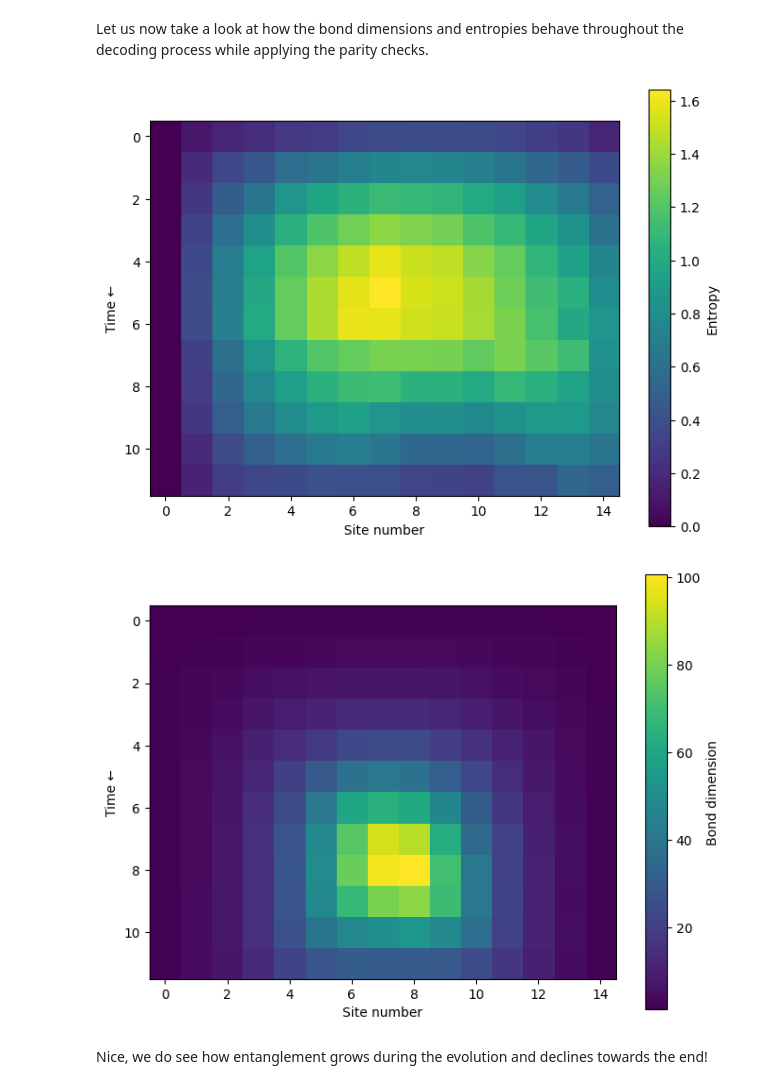
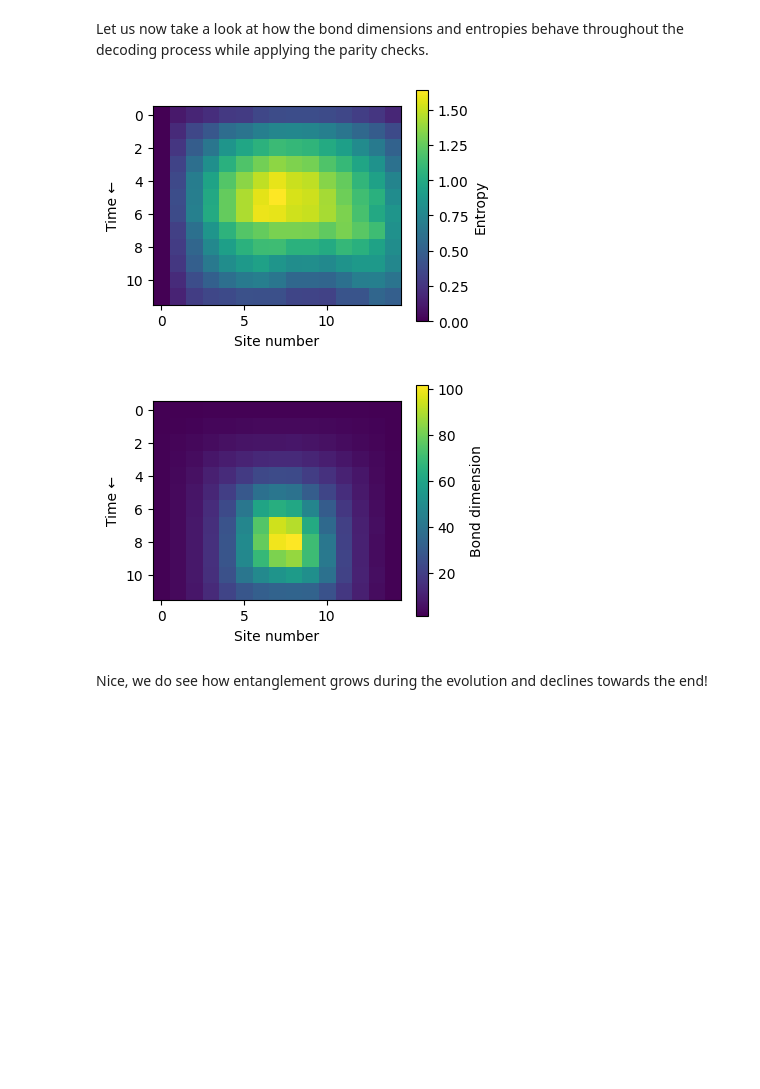
Before and after one commit to quicophy/mdopt, a Jupyter notebook: docs/source/classical_ldpc.ipynb, the cells around one changed output. Saved outputs shown, nothing was run; the diff lists cells and outputs as text; code cells hidden in the pictures; blank space fills up the shorter version.

```diff
--- a/docs/source/classical_ldpc.ipynb
+++ b/docs/source/classical_ldpc.ipynb
@@ -312,25 +312,25 @@ for l in tqdm(range(NUM_EXPERIMENTS)):
 # %%
 # Here we average over all the experiments and plot the results.
 
 entropies = np.mean(entropies, axis=0)
 bond_dimensions = np.mean(bond_dimensions, axis=0)
 
-plt.figure(figsize=(8, 6))
+plt.figure(figsize=(4, 3))
 plt.imshow(entropies, cmap="viridis")
 plt.colorbar(label="Entropy")
 plt.xlabel("Site number")
 plt.ylabel("Time ←")
 plt.show()
 
-plt.figure(figsize=(8, 6))
+plt.figure(figsize=(4, 3))
 plt.imshow(bond_dimensions, cmap="viridis")
 plt.colorbar(label="Bond dimension")
 plt.ylabel("Time ←")
 plt.xlabel("Site number")
 plt.show()
 # %% [output]
-[figure, old version]
+[figure, new version]
-[figure, old version]
+[figure, new version]
 # %% [markdown]
 Nice, we do see how entanglement grows during the evolution and declines towards the end!
 # %% [markdown]
```
Also changed, not shown: parts of 2 cells of this notebook, 5 other files.
